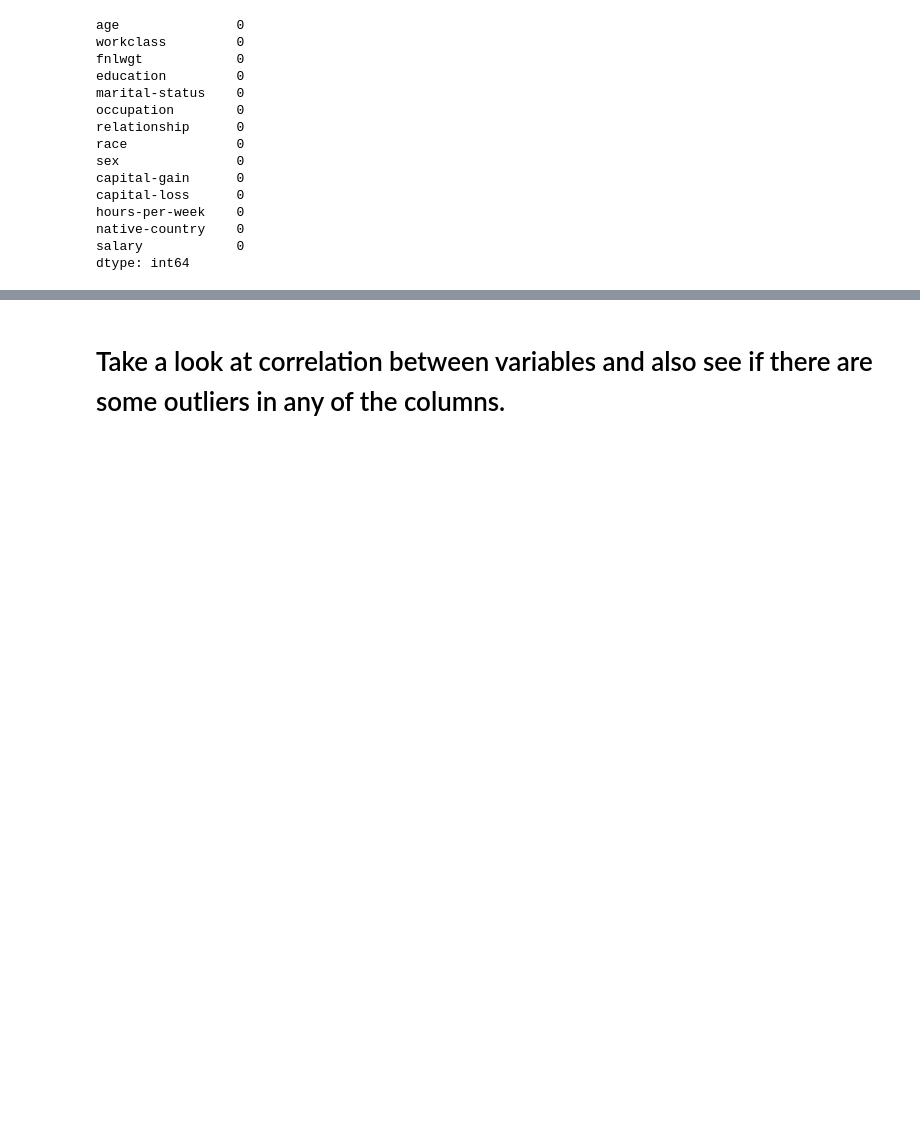
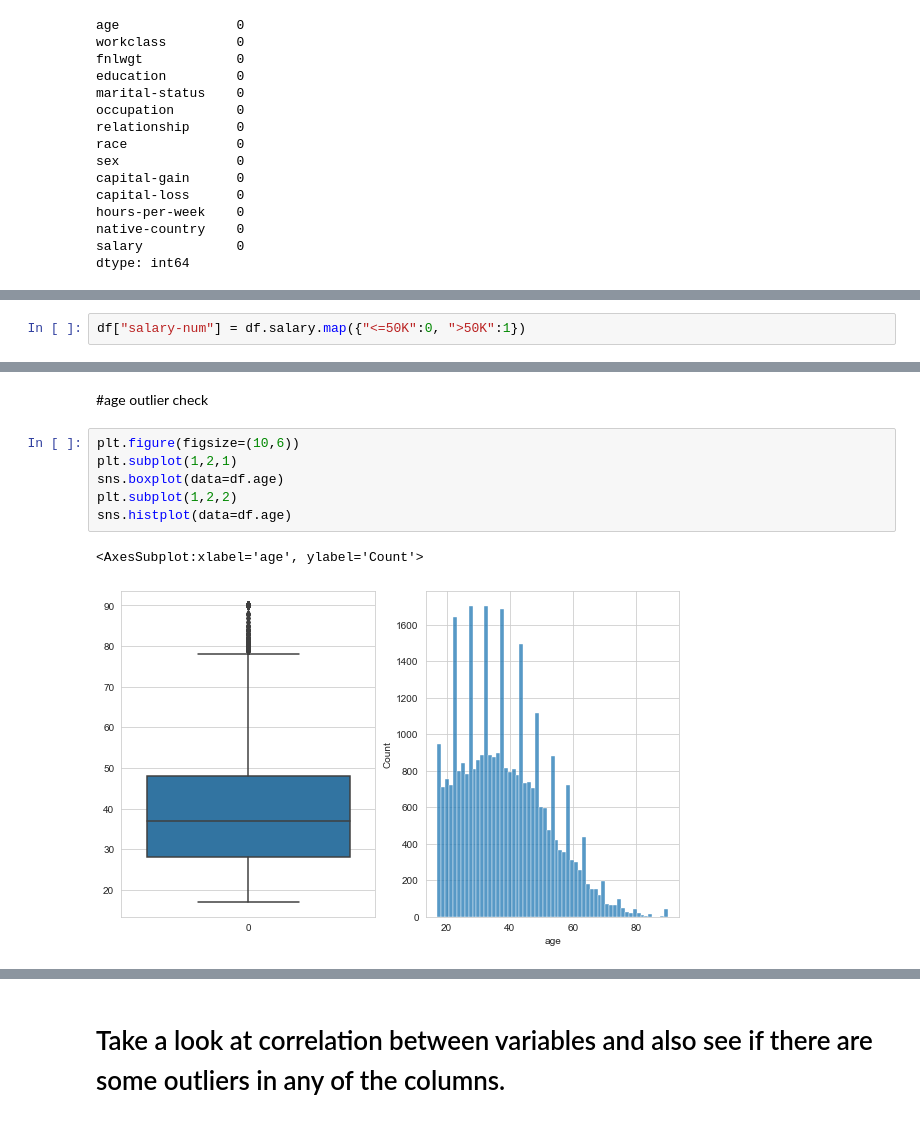
Before and after one commit to Yusuf5001/DA-with-Python, a Jupyter notebook: DAwPy-S11-12 (EDA Project- (Analyze US Citizens))-Solution.ipynb, the cells around one changed output, grey strips where cells are left out. Saved outputs shown, nothing was run; the diff lists cells and outputs as text; blank space fills up the shorter version.

```diff
--- a/DAwPy-S11-12 (EDA Project- (Analyze US Citizens))-Solution.ipynb
+++ b/DAwPy-S11-12 (EDA Project- (Analyze US Citizens))-Solution.ipynb
@@ -406,0 +446,2 @@ dtype: int64
+# %%
+df["salary-num"] = df.salary.map({"<=50K":0, ">50K":1})
@@ -406,0 +470,11 @@ dtype: int64
+# %% [markdown]
+#age outlier check
+# %%
+plt.figure(figsize=(10,6))
+plt.subplot(1,2,1)
+sns.boxplot(data=df.age)
+plt.subplot(1,2,2)
+sns.histplot(data=df.age)
+# %% [output]
+<AxesSubplot:xlabel='age', ylabel='Count'>
+[figure, added]
```
Also changed, not shown: parts of 35 cells of this notebook.
